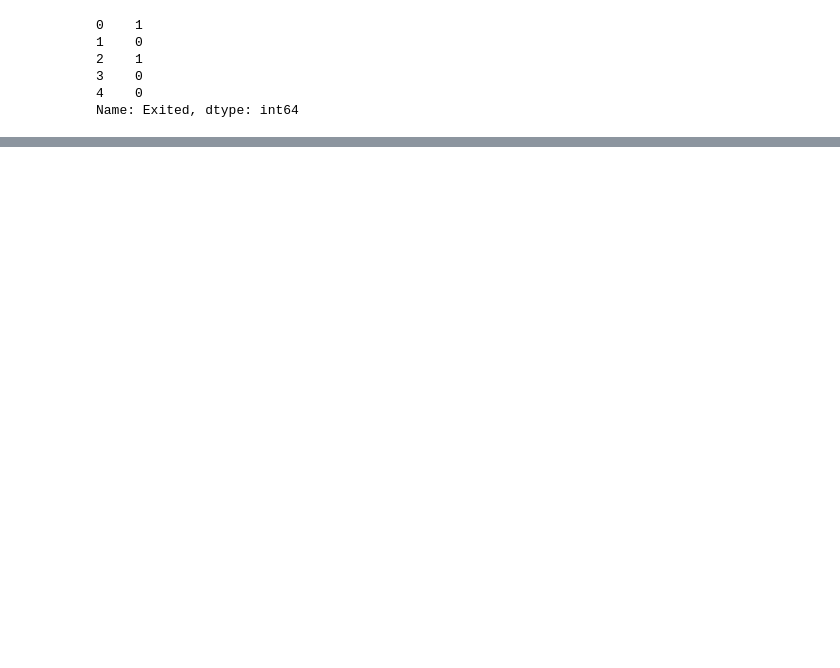
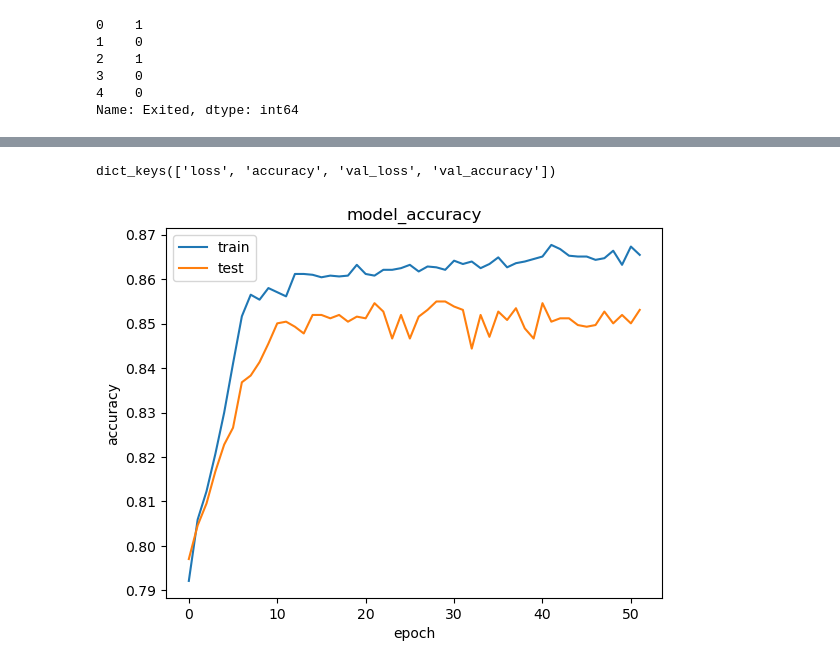
Before and after one commit to prateek350/Churn-Modelling-using-Deep-Learning, a Jupyter notebook: deep learning/Untitled.ipynb, the cells around one changed output, grey strips where cells are left out. Drawn from its saved outputs; the diff is of its cells as text; code cells hidden in the pictures; blank space fills up the shorter version.

```diff
--- a/deep learning/Untitled.ipynb
+++ b/deep learning/Untitled.ipynb
@@ -93,0 +140,5 @@ X_train,X_test,Y_train,Y_test=train_test_split(X,Y,test_size=0.2,random_state=0)
+# %%
+##adding output layer
+classifier.add(Dense(1,activation='sigmoid'))
+# %%
+classifier.compile(optimizer='adam',loss='binary_crossentropy',metrics=['accuracy'])
@@ -93,0 +150,15 @@ X_train,X_test,Y_train,Y_test=train_test_split(X,Y,test_size=0.2,random_state=0)
+# %%
+##EarlyStopping
+import tensorflow as tf
+early_stopping=tf.keras.callbacks.EarlyStopping(
+    monitor="val_loss",
+    min_delta=0.0001,
+    patience=20,
+    verbose=1,
+    mode="auto",
+    baseline=None,
+    restore_best_weights=False,
+    start_from_epoch=0,
+)
+# %%
+model_history=classifier.fit(X_train,Y_train,validation_split=0.33,batch_size=10,epochs=1000,callbacks=early_stopping)
@@ -93,0 +183,14 @@ X_train,X_test,Y_train,Y_test=train_test_split(X,Y,test_size=0.2,random_state=0)
+# %%
+model_history.history.keys()
+# %% [output]
+dict_keys(['loss', 'accuracy', 'val_loss', 'val_accuracy'])
+# %%
+plt.plot(model_history.history['accuracy'])
+plt.plot(model_history.history['val_accuracy'])
+plt.title('model_accuracy')
+plt.ylabel('accuracy')
+plt.xlabel('epoch')
+plt.legend(['train','test'],loc='upper left')
+plt.show()
+# %% [output]
+[figure, added]
```
Also changed, not shown: parts of 21 cells of this notebook.
